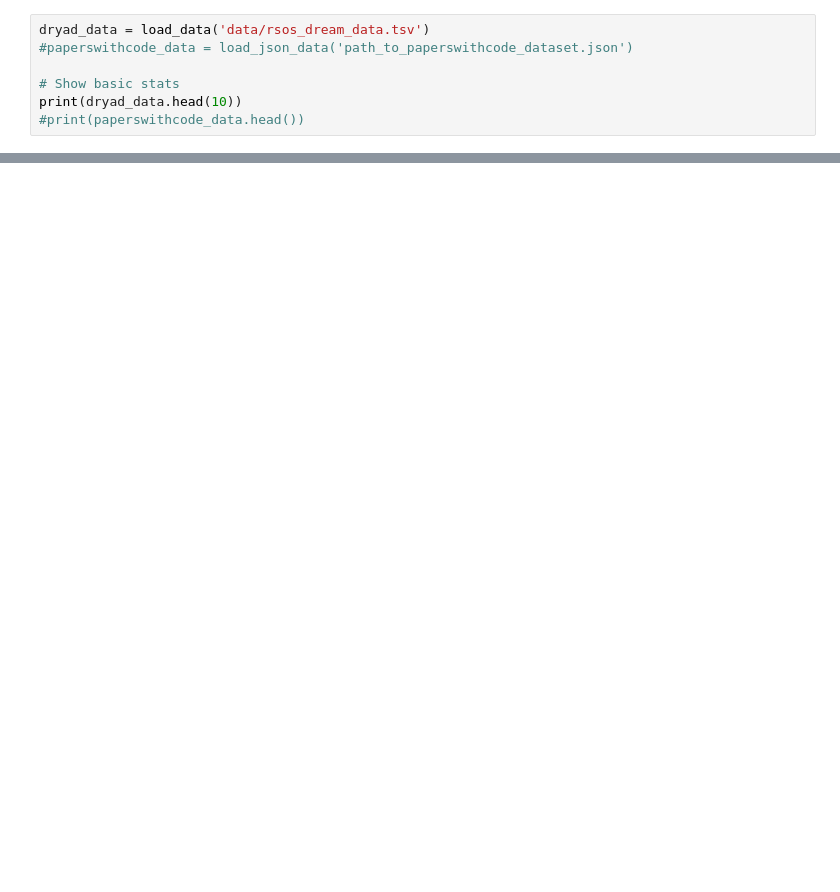
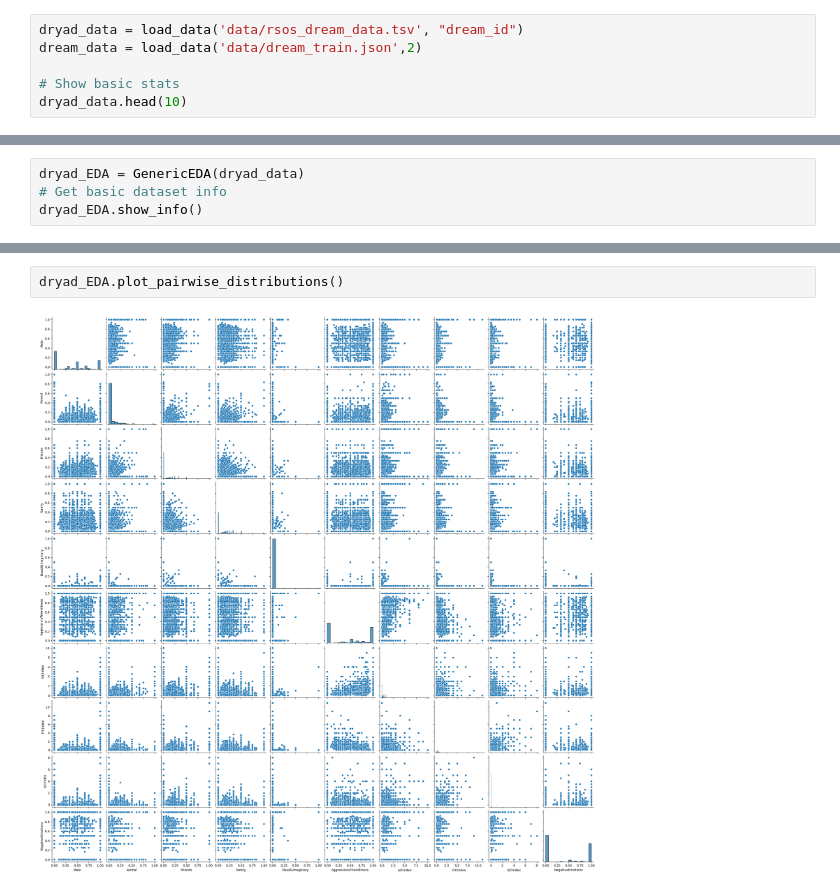
Before and after one commit to Soncity2/NLP-project-dream-interpretation, a Jupyter notebook: src/main.ipynb, the cells around one changed output, grey strips where cells are left out. Cells and saved outputs as stored; diff of their text form; blank space fills up the shorter version.

Commit message:
data information and preperation + Manual list

```diff
--- a/src/main.ipynb
+++ b/src/main.ipynb
@@ -3,8 +3,7 @@ from utility import load_data
 # %%
-dryad_data = load_data('data/rsos_dream_data.tsv')
-#paperswithcode_data = load_json_data('path_to_paperswithcode_dataset.json')
+dryad_data = load_data('data/rsos_dream_data.tsv', "dream_id")
+dream_data = load_data('data/dream_train.json',2)
 
 # Show basic stats
-print(dryad_data.head(10))
-#print(paperswithcode_data.head())
+dryad_data.head(10)
 # %% [output]
@@ -49,0 +39,4 @@ None
+# %%
+dryad_EDA = GenericEDA(dryad_data)
+# Get basic dataset info
+dryad_EDA.show_info()
@@ -49,0 +144,4 @@ None
+# %%
+dryad_EDA.plot_pairwise_distributions()
+# %% [output]
+[figure, added]
```
Also changed, not shown: parts of 13 cells of this notebook, 3 other files.
